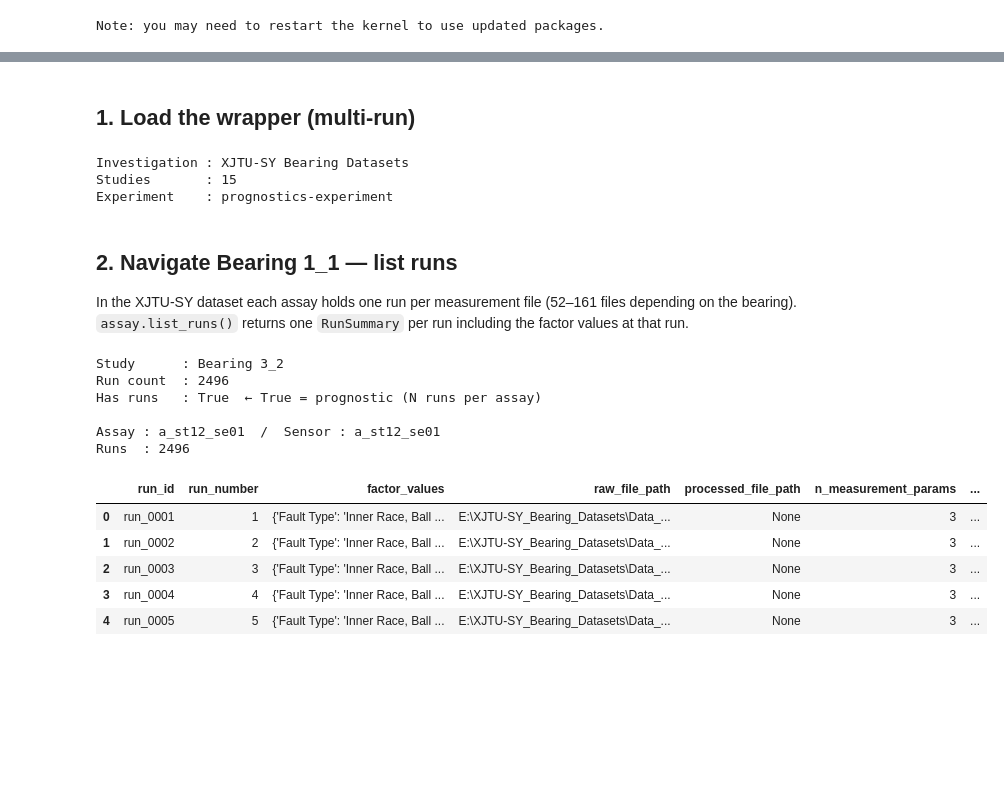
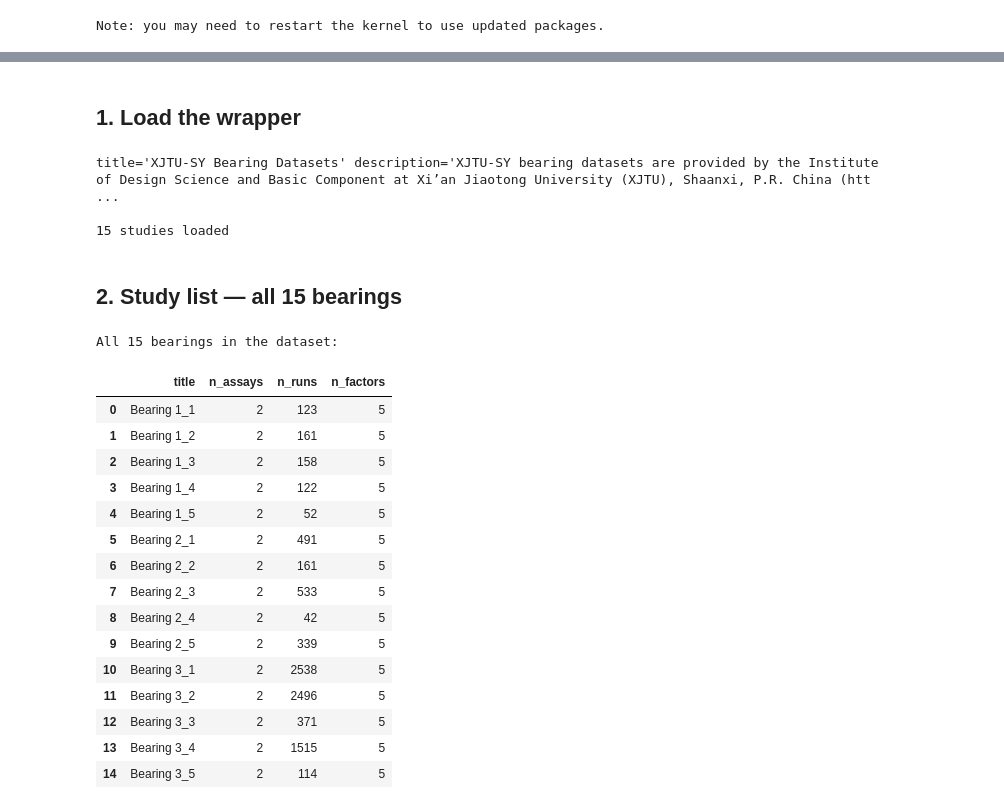
Before and after one commit to NathanHouwaart/ISA-PHM-Wrapper, a Jupyter notebook: notebooks/03_prognostic_workflow.ipynb, the cells around one changed output, grey strips where cells are left out. Saved outputs shown, nothing was run; the diff lists cells and outputs as text; code cells hidden in the pictures; blank space fills up the shorter version.

```diff
--- a/notebooks/03_prognostic_workflow.ipynb
+++ b/notebooks/03_prognostic_workflow.ipynb
@@ -46,53 +66,46 @@ Exists  : True
 # %% [markdown]
-## 1. Load the wrapper (multi-run)
+## 1. Load the wrapper
 # %%
 wrapper = ISAWrapper(
     path=ISA_JSON,
-    data_root=DATA_ROOT,
-    strict_validation=False,
-    auto_fix=True,
+    strict_validation=False,   # isatools not needed for prognostic datasets
+    cache_maxsize=10,          # keep memory usage low for large run-to-failure datasets
 )
 
-ov = wrapper.investigation_overview()
-print(f"Investigation : {ov.title}")
-print(f"Studies       : {ov.n_studies}")
-print(f"Experiment    : {ov.experiment_type}")
+overview = wrapper.investigation_overview()
+print(overview)
+print(f"\n{overview.n_studies} studies loaded")
 # %% [output]
-Investigation : XJTU-SY Bearing Datasets
-Studies       : 15
-Experiment    : prognostics-experiment
+title='XJTU-SY Bearing Datasets' description='XJTU-SY bearing datasets are provided by the Institute of Design Science and Basic Component at Xi’an Jiaotong University (XJTU), Shaanxi, P.R. China (htt ...
+
+15 studies loaded
 # %% [markdown]
-## 2. Navigate Bearing 1_1 — list runs
-
-In the XJTU-SY dataset each assay holds one run per measurement file (52–161 files depending on the bearing).
-`assay.list_runs()` returns one `RunSummary` per run including the factor values at that run.
+## 2. Study list — all 15 bearings
 # %%
-case1 = wrapper.study("Bearing 3_2")
-print(f"Study      : {case1.title}")
-print(f"Run count  : {case1.run_count}")
-print(f"Has runs   : {case1.has_runs}  ← True = prognostic (N runs per assay)")
+import pandas as pd
 
-# Pick the first assay
-assay_summaries = case1.list_assays()
-assay = case1.assay(assay_summaries[0].assay_id)
-assay_ov = assay.overview()
-print(f"\nAssay : {assay_ov.assay_id}  /  Sensor : {assay_ov.sensor_alias}")
-
-# List all runs
-runs = assay.list_runs()
-print(f"Runs  : {len(runs)}")
-pd.DataFrame([r.model_dump() for r in runs]).head(5)
+studies_df = pd.DataFrame([
+    {"title": s.title, "n_assays": s.n_assays, "n_runs": s.n_runs, "n_factors": s.n_factors}
+    for s in wrapper.list_studies()
+])
+print(f"All {len(studies_df)} bearings in the dataset:")
+display(studies_df)
 # %% [output]
-Study      : Bearing 3_2
-Run count  : 2496
-Has runs   : True  ← True = prognostic (N runs per assay)
-
-Assay : a_st12_se01  /  Sensor : a_st12_se01
-Runs  : 2496
+All 15 bearings in the dataset:
-|  | run_id | run_number | factor_values | raw_file_path | processed_file_path | n_measurement_params | ... |
-| 0 | run_0001 | 1 | {'Fault Type': 'Inner Race, Ball ... | E:\XJTU-SY_Bearing_Datasets\Data_... | None | 3 | ... |
-| 1 | run_0002 | 2 | {'Fault Type': 'Inner Race, Ball ... | E:\XJTU-SY_Bearing_Datasets\Data_... | None | 3 | ... |
-| 2 | run_0003 | 3 | {'Fault Type': 'Inner Race, Ball ... | E:\XJTU-SY_Bearing_Datasets\Data_... | None | 3 | ... |
-| 3 | run_0004 | 4 | {'Fault Type': 'Inner Race, Ball ... | E:\XJTU-SY_Bearing_Datasets\Data_... | None | 3 | ... |
-| 4 | run_0005 | 5 | {'Fault Type': 'Inner Race, Ball ... | E:\XJTU-SY_Bearing_Datasets\Data_... | None | 3 | ... |
+|  | title | n_assays | n_runs | n_factors |
+| 0 | Bearing 1_1 | 2 | 123 | 5 |
+| 1 | Bearing 1_2 | 2 | 161 | 5 |
+| 2 | Bearing 1_3 | 2 | 158 | 5 |
+| 3 | Bearing 1_4 | 2 | 122 | 5 |
+| 4 | Bearing 1_5 | 2 | 52 | 5 |
+| 5 | Bearing 2_1 | 2 | 491 | 5 |
+| 6 | Bearing 2_2 | 2 | 161 | 5 |
+| 7 | Bearing 2_3 | 2 | 533 | 5 |
+| 8 | Bearing 2_4 | 2 | 42 | 5 |
+| 9 | Bearing 2_5 | 2 | 339 | 5 |
+| 10 | Bearing 3_1 | 2 | 2538 | 5 |
+| 11 | Bearing 3_2 | 2 | 2496 | 5 |
+| 12 | Bearing 3_3 | 2 | 371 | 5 |
+| 13 | Bearing 3_4 | 2 | 1515 | 5 |
+| 14 | Bearing 3_5 | 2 | 114 | 5 |
 # %% [markdown]
```
Also changed, not shown: parts of 36 cells of this notebook, 26 other files.
